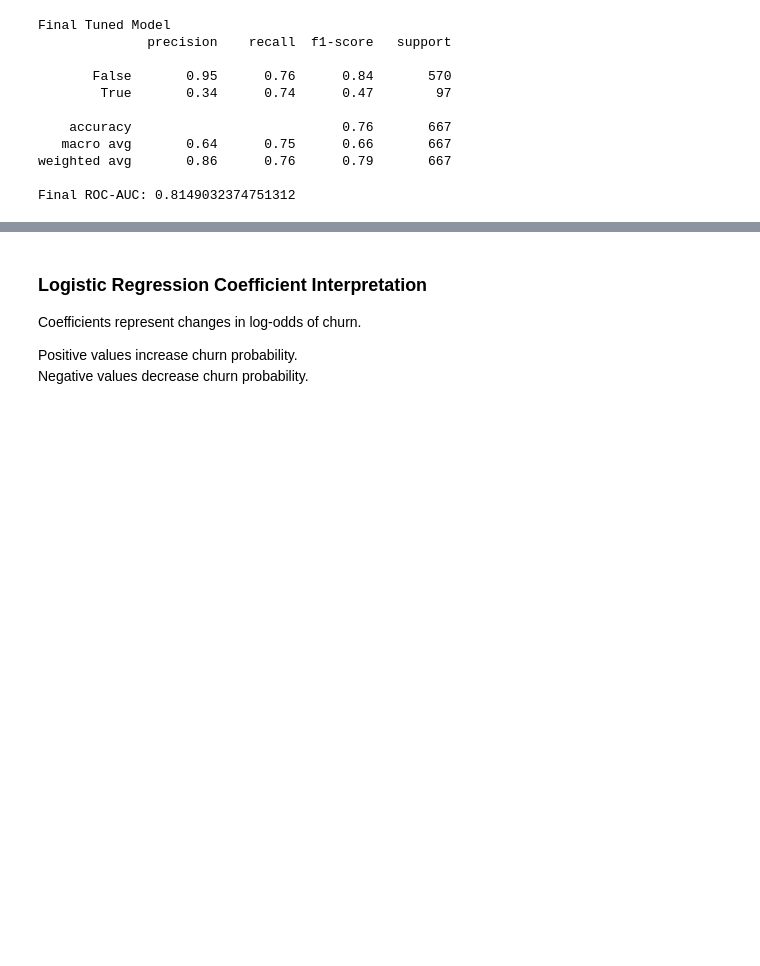
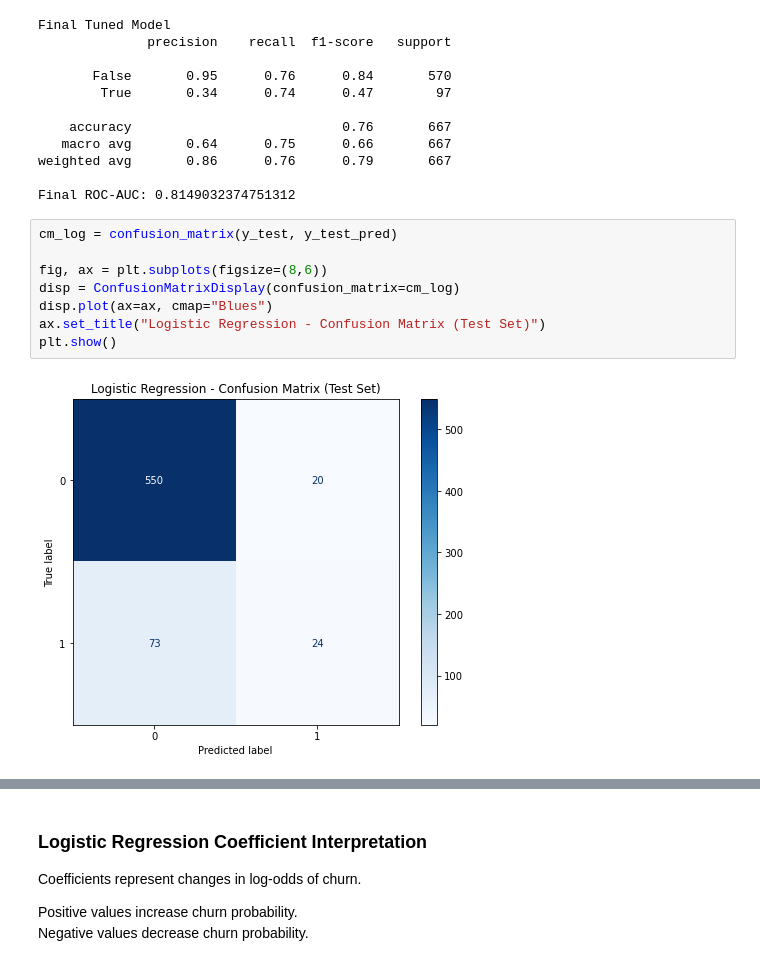
Before and after one commit to raphaelndemo/Telecom-customer-churn-classification-models, a Jupyter notebook: notebooks/index.ipynb, the cells around one changed output, grey strips where cells are left out. Cells and saved outputs as stored; diff of their text form; blank space fills up the shorter version.

```diff
--- a/notebooks/index.ipynb
+++ b/notebooks/index.ipynb
@@ -395,3 +441,13 @@ Final Tuned Model
 weighted avg       0.86      0.76      0.79       667
 
 Final ROC-AUC: 0.8149032374751312
+# %%
+cm_log = confusion_matrix(y_test, y_test_pred)
+
+fig, ax = plt.subplots(figsize=(8,6))
+disp = ConfusionMatrixDisplay(confusion_matrix=cm_log)
+disp.plot(ax=ax, cmap="Blues")
+ax.set_title("Logistic Regression - Confusion Matrix (Test Set)")
+plt.show()
+# %% [output]
+[figure, added]
```
Also changed, not shown: parts of 13 cells of this notebook.
